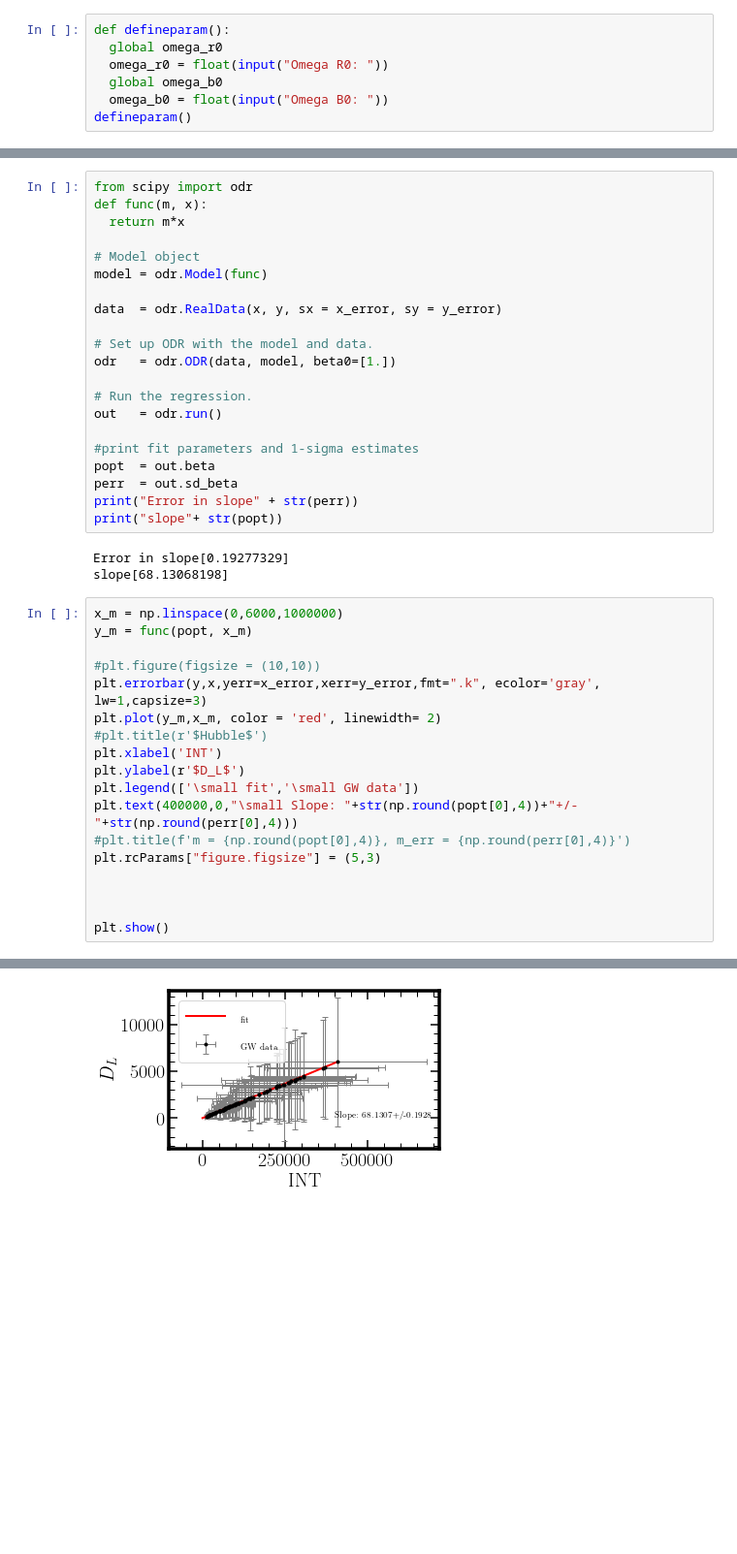
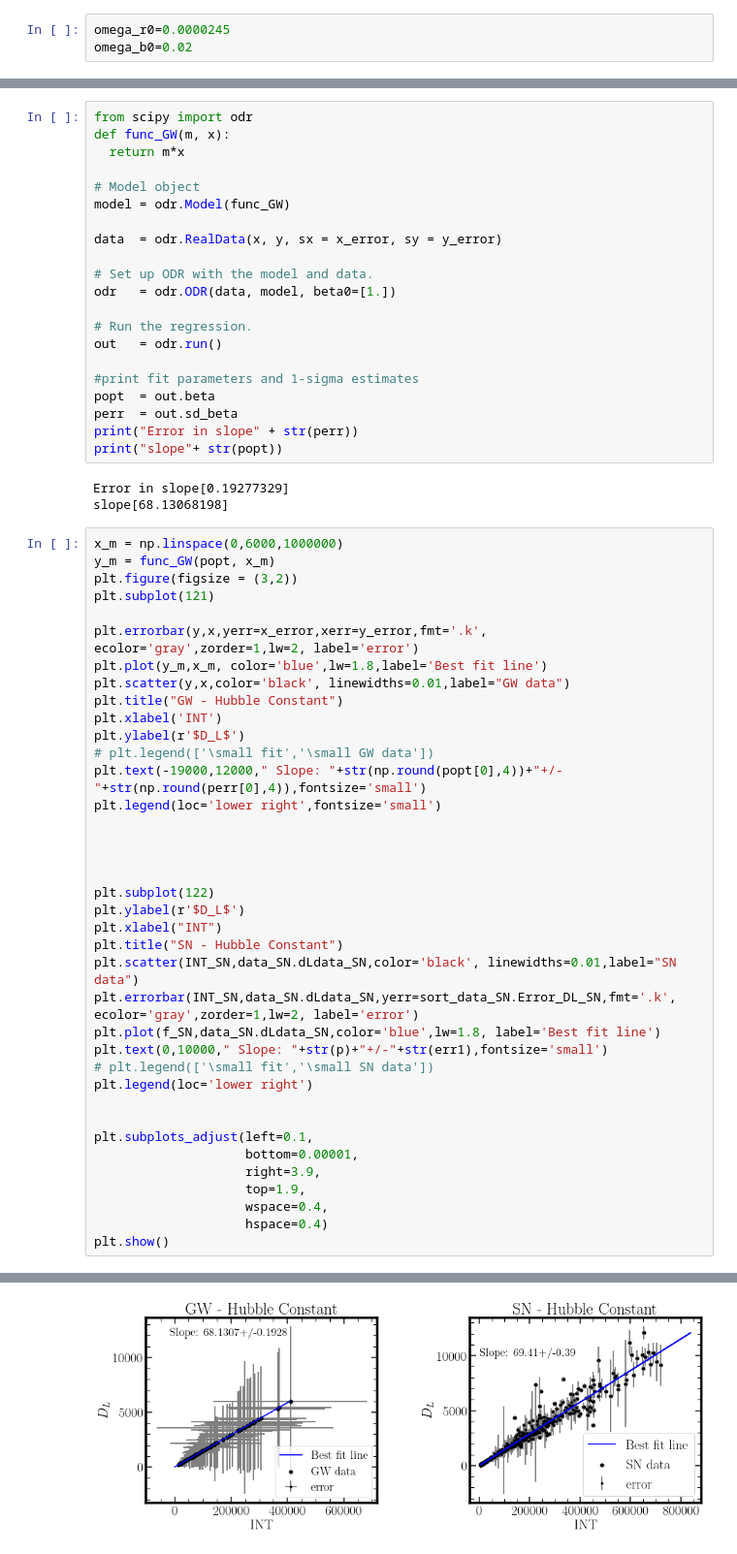
Before and after one commit to AshleyChraya/HubbleConstant-ConstraintsForVCG, a Jupyter notebook: Python Codes/H0 by ODR.ipynb, the cells around one changed output, grey strips where cells are left out. Shown at 97% size. Drawn from its saved outputs; the diff is of its cells as text; blank space fills up the shorter version.

```diff
--- a/Python Codes/H0 by ODR.ipynb
+++ b/Python Codes/H0 by ODR.ipynb
@@ -11,9 +11,5 @@ import matplotlib.transforms as transforms
 from scipy.optimize import curve_fit
 plt.style.use('/root/Github_Repos/HubbleConstant-ConstraintsForVCG/standard.mplstyle')
 # %%
-def defineparam():
-  global omega_r0
-  omega_r0 = float(input("Omega R0: "))
-  global omega_b0
-  omega_b0 = float(input("Omega B0: "))
-defineparam()
+omega_r0=0.0000245
+omega_b0=0.02
@@ -245,11 +238,11 @@ Text(0, 0.5, 'INT')
 [figure]
 # %%
 from scipy import odr
-def func(m, x):
+def func_GW(m, x):
   return m*x
 
 # Model object
-model = odr.Model(func)
+model = odr.Model(func_GW)
 
 data  = odr.RealData(x, y, sx = x_error, sy = y_error)
 
@@ -269,20 +262,40 @@ Error in slope[0.19277329]
 slope[68.13068198]
 # %%
 x_m = np.linspace(0,6000,1000000)
-y_m = func(popt, x_m)
+y_m = func_GW(popt, x_m)
+plt.figure(figsize = (3,2))
+plt.subplot(121)
 
-#plt.figure(figsize = (10,10))
-plt.errorbar(y,x,yerr=x_error,xerr=y_error,fmt=".k", ecolor='gray', lw=1,capsize=3)
-plt.plot(y_m,x_m, color = 'red', linewidth= 2)
-#plt.title(r'$Hubble$')
+plt.errorbar(y,x,yerr=x_error,xerr=y_error,fmt='.k', ecolor='gray',zorder=1,lw=2, label='error')
+plt.plot(y_m,x_m, color='blue',lw=1.8,label='Best fit line')
+plt.scatter(y,x,color='black', linewidths=0.01,label="GW data")
+plt.title("GW - Hubble Constant")
 plt.xlabel('INT')
 plt.ylabel(r'$D_L$')
-plt.legend(['\small fit','\small GW data'])
-plt.text(400000,0,"\small Slope: "+str(np.round(popt[0],4))+"+/-"+str(np.round(perr[0],4)))
-#plt.title(f'm = {np.round(popt[0],4)}, m_err = {np.round(perr[0],4)}')
-plt.rcParams["figure.figsize"] = (5,3)
+# plt.legend(['\small fit','\small GW data'])
+plt.text(-19000,12000," Slope: "+str(np.round(popt[0],4))+"+/-"+str(np.round(perr[0],4)),fontsize='small')
+plt.legend(loc='lower right',fontsize='small')
 
 
 
+
+plt.subplot(122)
+plt.ylabel(r'$D_L$')
+plt.xlabel("INT")
+plt.title("SN - Hubble Constant")
+plt.scatter(INT_SN,data_SN.dLdata_SN,color='black', linewidths=0.01,label="SN data")
+plt.errorbar(INT_SN,data_SN.dLdata_SN,yerr=sort_data_SN.Error_DL_SN,fmt='.k', ecolor='gray',zorder=1,lw=2, label='error')
+plt.plot(f_SN,data_SN.dLdata_SN,color='blue',lw=1.8, label='Best fit line')
+plt.text(0,10000," Slope: "+str(p)+"+/-"+str(err1),fontsize='small')
+# plt.legend(['\small fit','\small SN data'])
+plt.legend(loc='lower right')
+
+
+plt.subplots_adjust(left=0.1,
+                    bottom=0.00001,
+                    right=3.9,
+                    top=1.9,
+                    wspace=0.4,
+                    hspace=0.4)
 plt.show()
 # %% [output]
@@ -289 +303 @@ plt.show()
-[figure, old version]
+[figure, new version]
```
Also changed, not shown: parts of 3 cells of this notebook, 43 other files.
